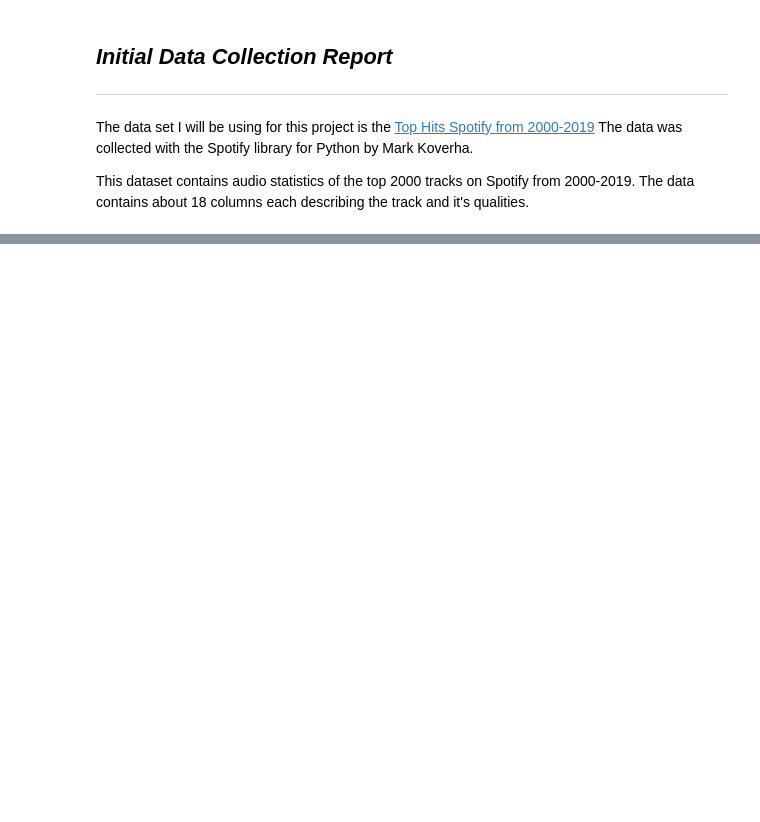
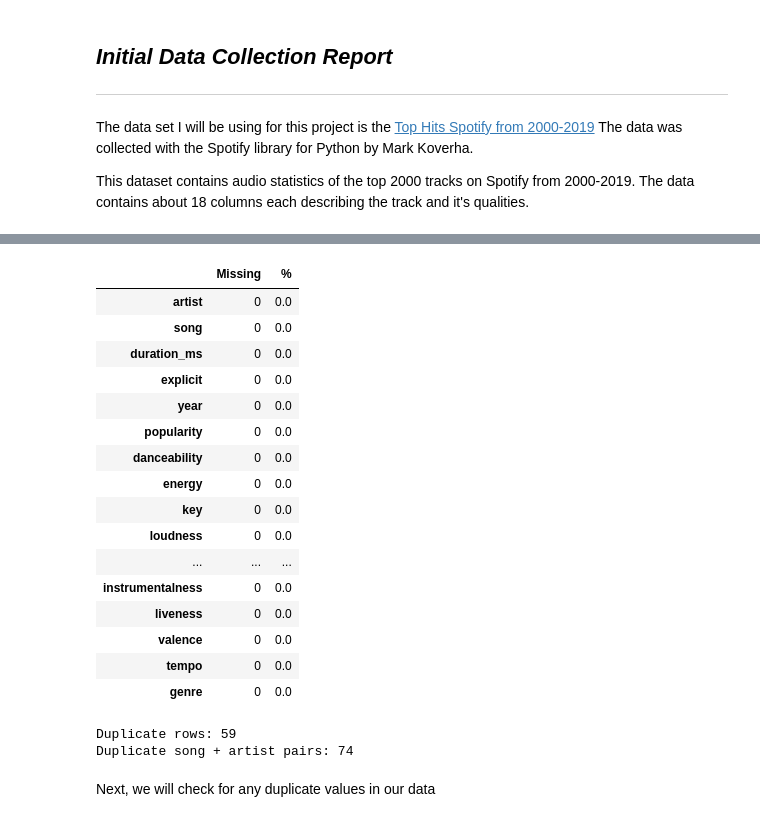
Before and after one commit to Hoover328/Data-Analytics-CA2-Music-Project, a Jupyter notebook: Notebook Files/MusicProject.ipynb, the cells around one changed output, grey strips where cells are left out. Drawn from its saved outputs; the diff is of its cells as text; code cells hidden in the pictures; blank space fills up the shorter version.

```diff
--- a/Notebook Files/MusicProject.ipynb
+++ b/Notebook Files/MusicProject.ipynb
@@ -227,0 +333,29 @@ Passing `palette` without assigning `hue` is deprecated and will be removed in v
+# %%
+#Check for missing values
+missingValues = pd.DataFrame({'Missing': music_data.isnull().sum(), '%': (music_data.isnull().sum()/music_data.shape[0])*100})
+display(missingValues)
+
+print(f"Duplicate rows: {music_data.duplicated().sum()}")
+print(f"Duplicate song and artist: {music_data.duplicated(subset=['artist', 'song']).sum()}")
+# %% [output]
+|  | Missing | % |
+| artist | 0 | 0.0 |
+| song | 0 | 0.0 |
+| duration_ms | 0 | 0.0 |
+| explicit | 0 | 0.0 |
+| year | 0 | 0.0 |
+| popularity | 0 | 0.0 |
+| danceability | 0 | 0.0 |
+| energy | 0 | 0.0 |
+| key | 0 | 0.0 |
+| loudness | 0 | 0.0 |
+| ... | ... | ... |
+| instrumentalness | 0 | 0.0 |
+| liveness | 0 | 0.0 |
+| valence | 0 | 0.0 |
+| tempo | 0 | 0.0 |
+| genre | 0 | 0.0 |
+Duplicate rows: 59
+Duplicate song + artist pairs: 74
+# %% [markdown]
+Next, we will check for any duplicate values in our data
```
Also changed, not shown: parts of 13 cells of this notebook.
